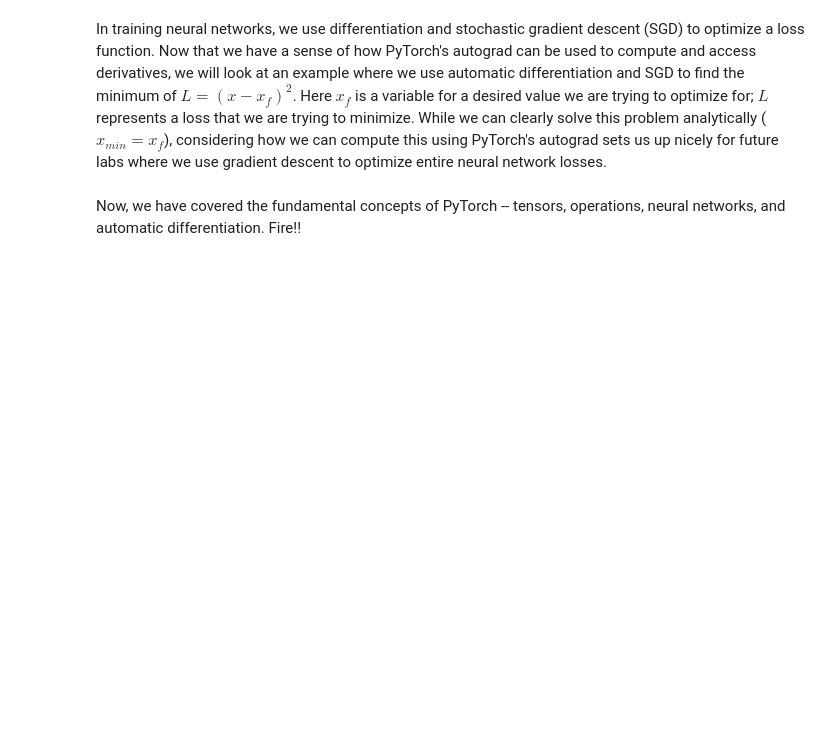
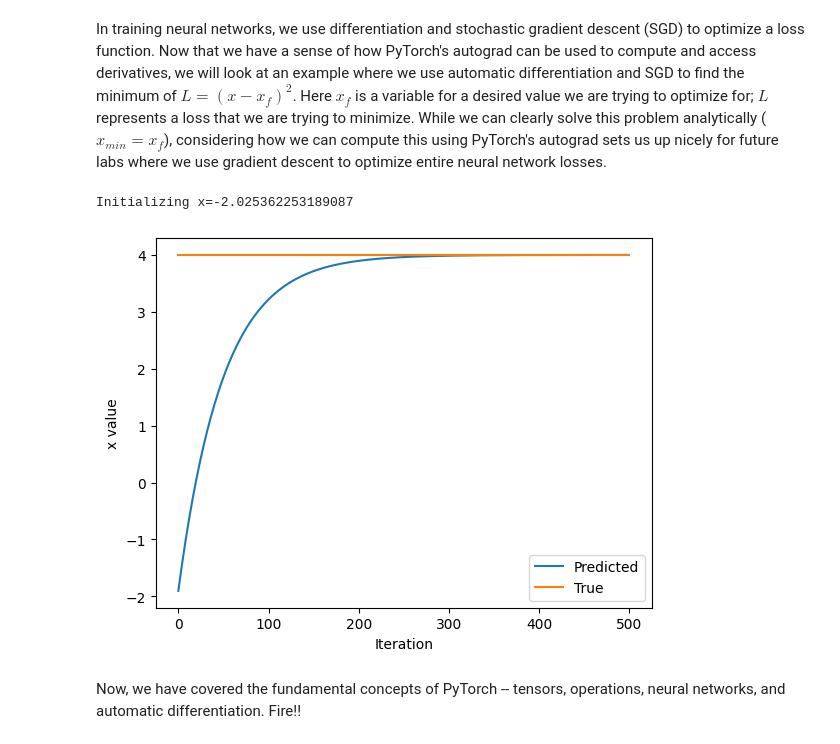
Before and after one commit to suhridgit/6S191_deeplearning, a Jupyter notebook: lab1/PT_Part1_Intro.ipynb, the cells around one changed output. Drawn from its saved outputs; the diff is of its cells as text; code cells hidden in the pictures; blank space fills up the shorter version.

```diff
--- a/lab1/PT_Part1_Intro.ipynb
+++ b/lab1/PT_Part1_Intro.ipynb
@@ -299,33 +334,36 @@ In training neural networks, we use differentiation and stochastic gradient desc
 x = torch.randn(1)
 print(f"Initializing x={x.item()}")
 
 learning_rate = 1e-2  # Learning rate
 history = []
 x_f = 4  # Target value
 
 
 # We will run gradient descent for a number of iterations. At each iteration, we compute the loss,
 #   compute the derivative of the loss with respect to x, and perform the update.
 for i in range(500):
     x = torch.tensor([x], requires_grad=True)
 
     # TODO: Compute the loss as the square of the difference between x and x_f
-    loss = # TODO
+    loss = torch.square(x - x_f)
 
     # Backpropagate through the loss to compute gradients
     loss.backward()
 
     # Update x with gradient descent
     x = x.item() - learning_rate * x.grad
 
     history.append(x.item())
 
 # Plot the evolution of x as we optimize toward x_f!
 plt.plot(history)
 plt.plot([0, 500], [x_f, x_f])
 plt.legend(('Predicted', 'True'))
 plt.xlabel('Iteration')
 plt.ylabel('x value')
 plt.show()
+# %% [output]
+Initializing x=-2.025362253189087
+[figure, added]
 # %% [markdown]
 Now, we have covered the fundamental concepts of PyTorch -- tensors, operations, neural networks, and automatic differentiation. Fire!!
```
Also changed, not shown: parts of 14 cells of this notebook.
